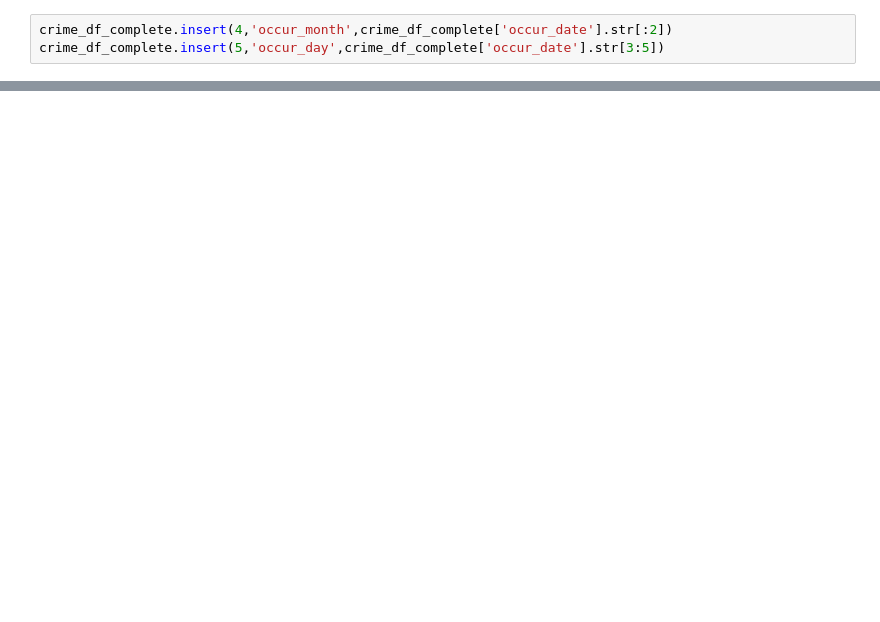
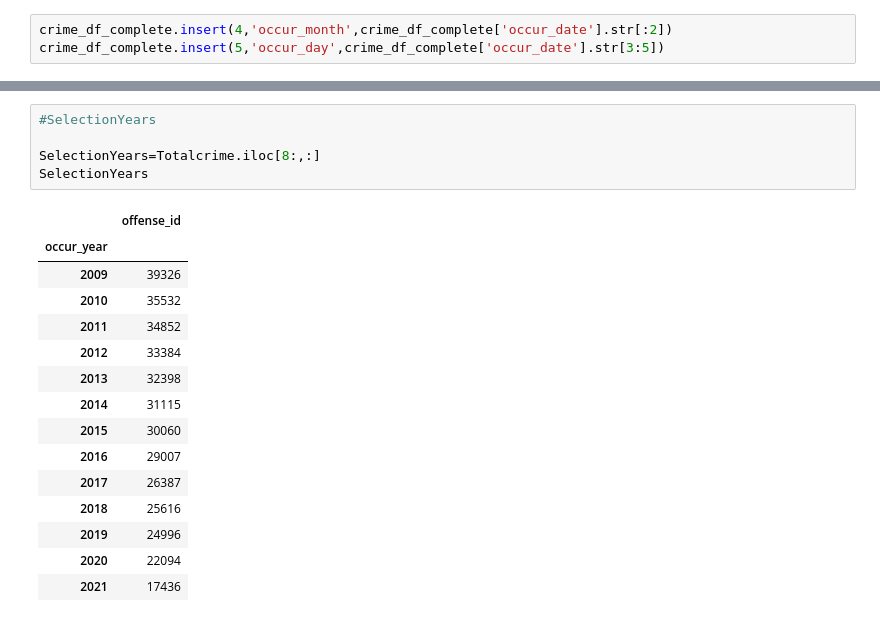
Before and after one commit to iiiramal/project-1-team-4, a Jupyter notebook: project-1-team-4.ipynb, the cells around one changed output, grey strips where cells are left out. Cells and saved outputs as stored; diff of their text form; blank space fills up the shorter version.

```diff
--- a/project-1-team-4.ipynb
+++ b/project-1-team-4.ipynb
@@ -106,0 +269,21 @@ county_cases.head()
+# %%
+#SelectionYears
+
+SelectionYears=Totalcrime.iloc[8:,:]
+SelectionYears
+# %% [output]
+|  | offense_id |
+| occur_year |  |
+| 2009 | 39326 |
+| 2010 | 35532 |
+| 2011 | 34852 |
+| 2012 | 33384 |
+| 2013 | 32398 |
+| 2014 | 31115 |
+| 2015 | 30060 |
+| 2016 | 29007 |
+| 2017 | 26387 |
+| 2018 | 25616 |
+| 2019 | 24996 |
+| 2020 | 22094 |
+| 2021 | 17436 |
```
Also changed, not shown: parts of 18 cells of this notebook.
